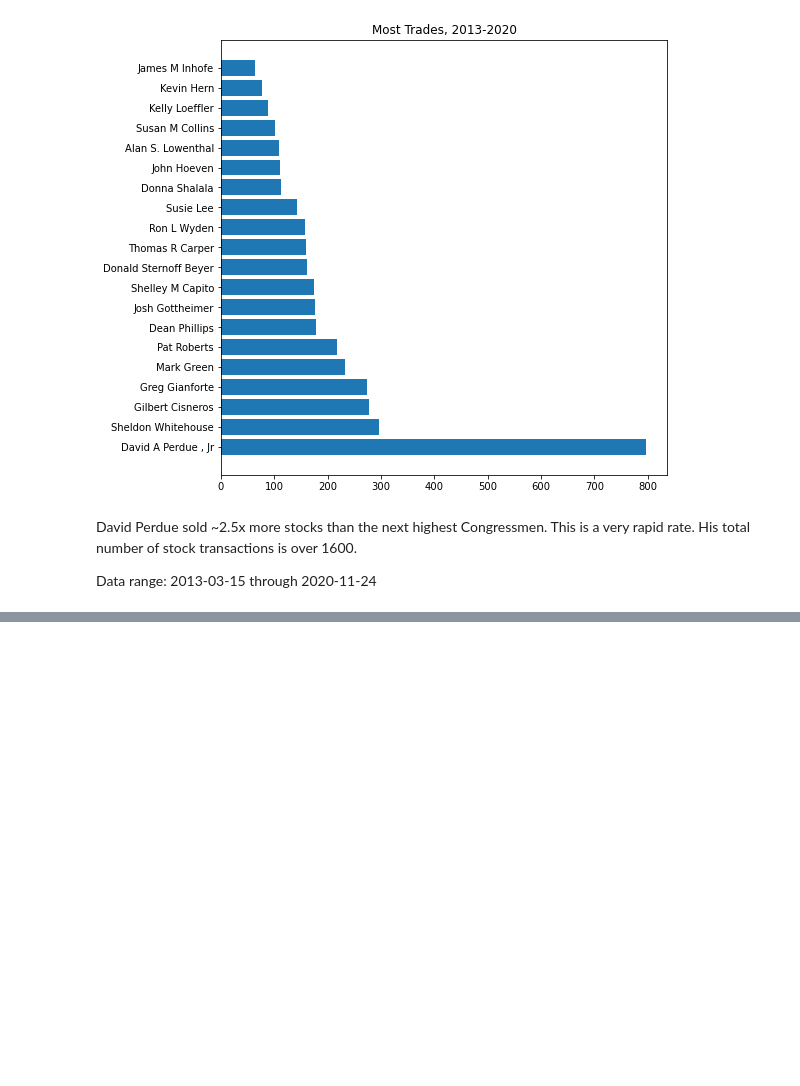
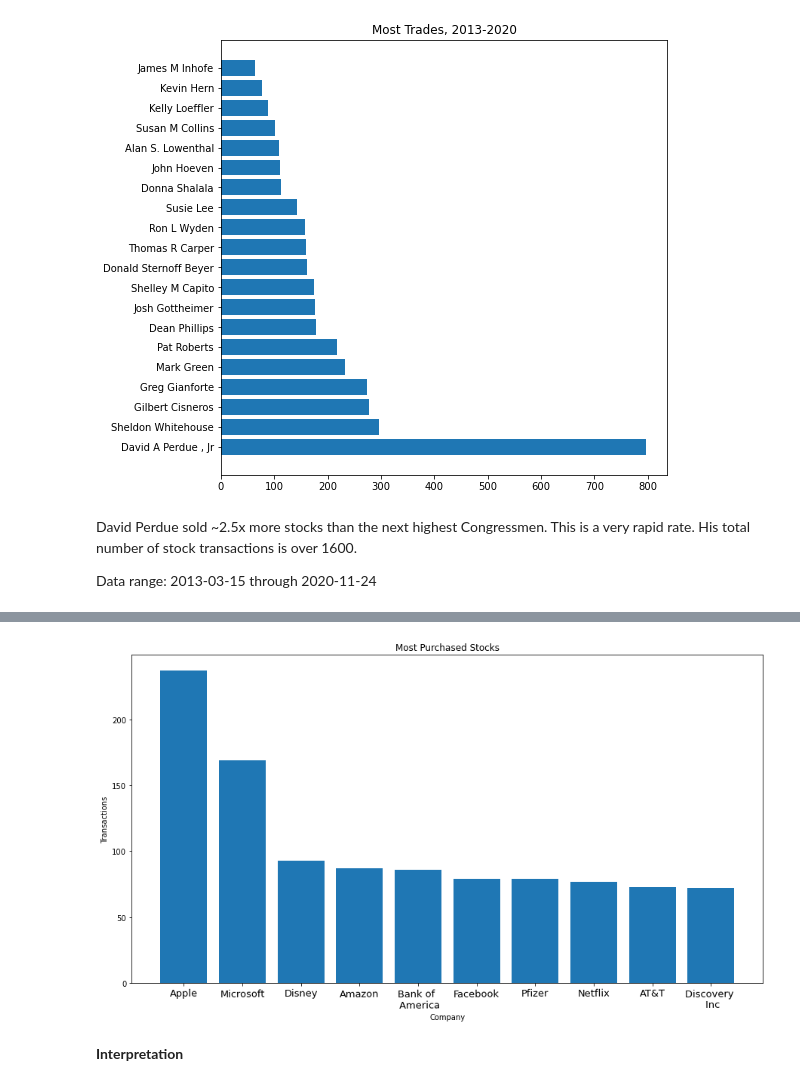
Before and after one commit to megansorel/Congress_Stocks, a Jupyter notebook: EDAVisualizations/EDA_Stock_Performance_transactions_w_visuals.ipynb, the cells around one changed output, grey strips where cells are left out. Cells and saved outputs as stored; diff of their text form; code cells hidden in the pictures; blank space fills up the shorter version.

```diff
--- a/EDAVisualizations/EDA_Stock_Performance_transactions_w_visuals.ipynb
+++ b/EDAVisualizations/EDA_Stock_Performance_transactions_w_visuals.ipynb
@@ -432,0 +534,24 @@ plt.show();
+# %%
+ticker_names = ['Apple',
+'Microsoft',
+'Disney',
+'Amazon',
+'Bank of \n America',
+'Facebook',
+'Pfizer',
+'Netflix',
+'AT&T',
+'Discovery \n Inc']
+# %%
+top_tickers = df.groupby('ticker').count().sort_values('transaction_date', ascending = False).head(10)
+# %%
+plt.figure(figsize = (15,8))
+plt.bar(ticker_names, top_tickers['transaction_date'])
+plt.xticks(fontsize = 13, rotation = .5)
+plt.title('Most Purchased Stocks')
+plt.xlabel('Company', fontsize = 10)
+plt.ylabel('Transactions', fontsize = 10);
+# %% [output]
+[figure, added]
+# %% [markdown]
+**Interpretation**
```
Also changed, not shown: parts of 12 cells of this notebook, 2 other files.
